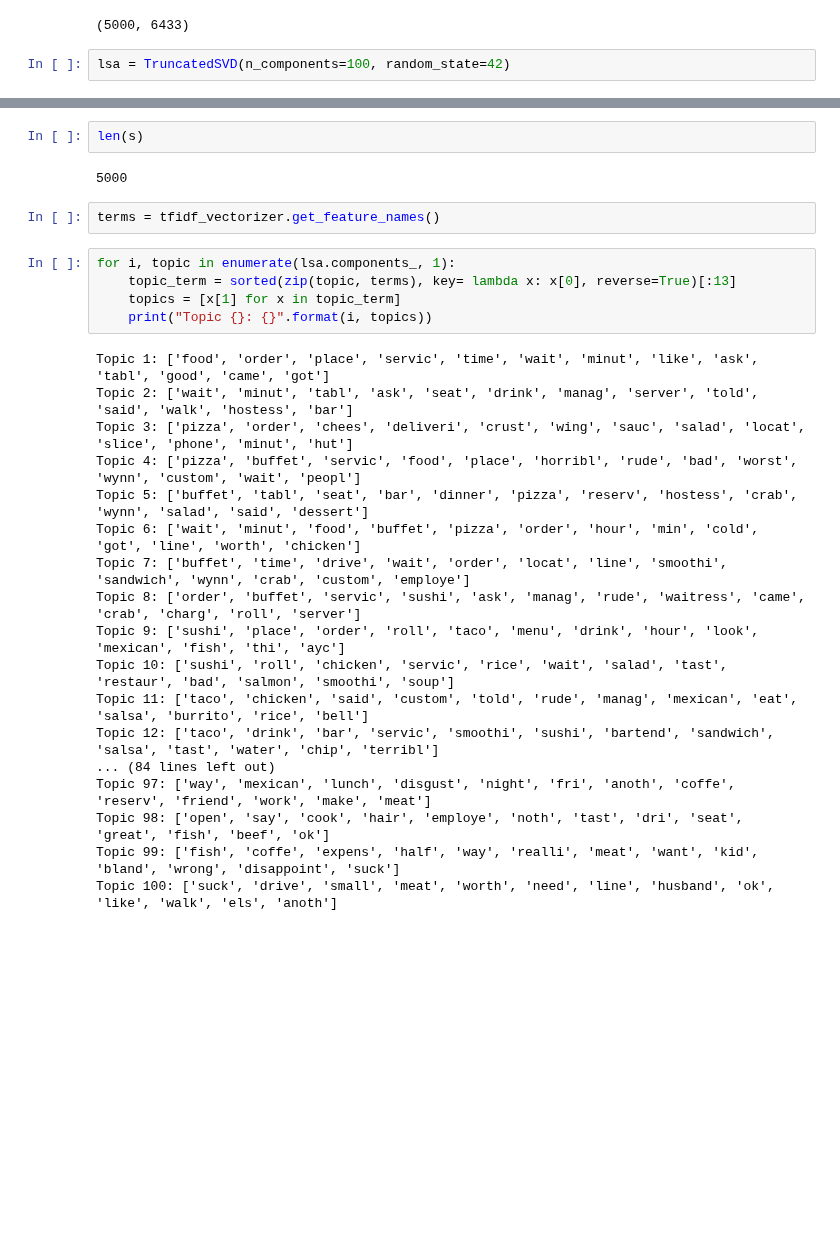
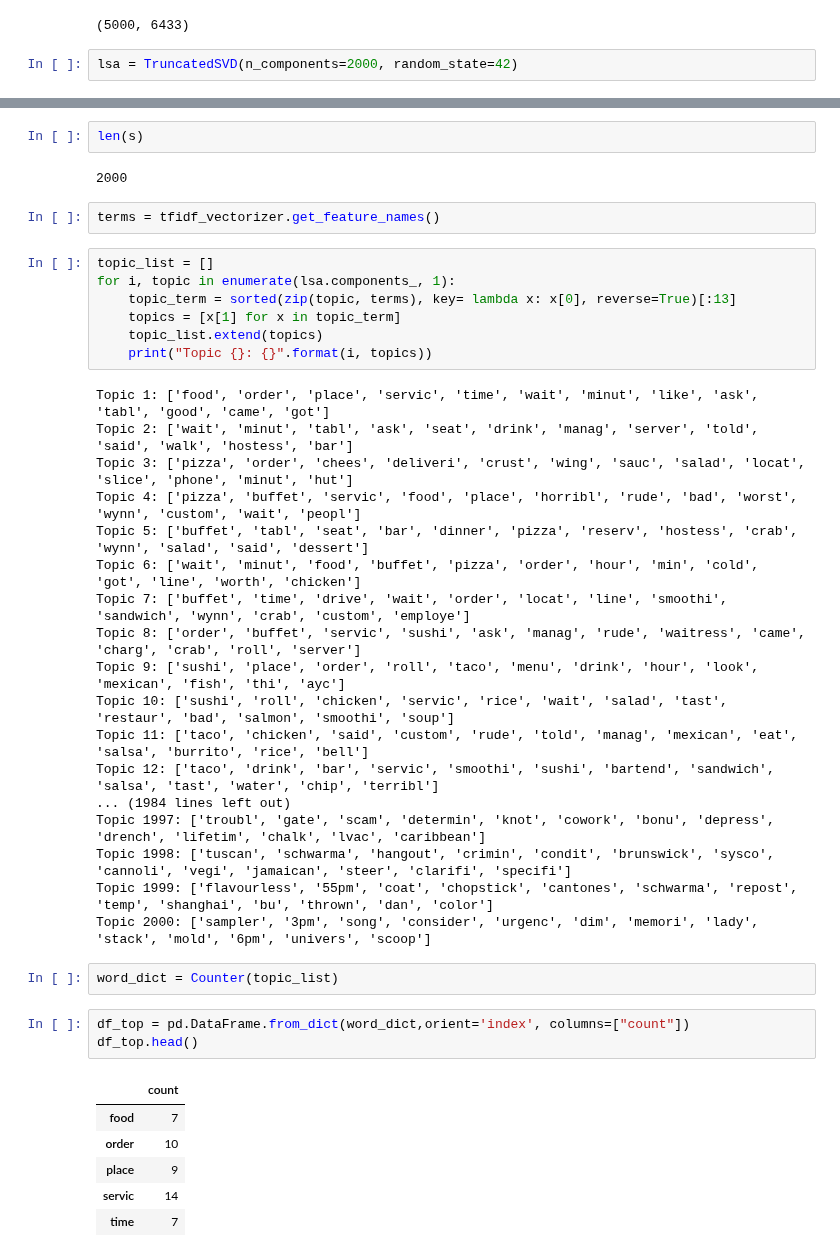
Before and after one commit to Chibuzor44/dsi-capstone, a Jupyter notebook: local_eda.ipynb, the cells around one changed output, grey strips where cells are left out. Cells and saved outputs as stored; diff of their text form; blank space fills up the shorter version.

```diff
--- a/local_eda.ipynb
+++ b/local_eda.ipynb
@@ -247,7 +248,7 @@ X.shape
 # %% [output]
 (5000, 6433)
 # %%
-lsa = TruncatedSVD(n_components=100, random_state=42)
+lsa = TruncatedSVD(n_components=2000, random_state=42)
 # %%
 lsa.fit(X)
 # %% [output]
@@ -313,13 +275,15 @@ lsa.components_.shape
 # %%
 len(s)
 # %% [output]
-5000
+2000
 # %%
 terms = tfidf_vectorizer.get_feature_names()
 # %%
+topic_list = []
 for i, topic in enumerate(lsa.components_, 1):
     topic_term = sorted(zip(topic, terms), key= lambda x: x[0], reverse=True)[:13]
     topics = [x[1] for x in topic_term]
+    topic_list.extend(topics)
     print("Topic {}: {}".format(i, topics))
 # %% [output]
 Topic 1: ['food', 'order', 'place', 'servic', 'time', 'wait', 'minut', 'like', 'ask', 'tabl', 'good', 'came', 'got']
@@ -329,13 +293,25 @@ Topic 4: ['pizza', 'buffet', 'servic', 'food', 'place', 'horribl', 'rude', 'bad'
 Topic 5: ['buffet', 'tabl', 'seat', 'bar', 'dinner', 'pizza', 'reserv', 'hostess', 'crab', 'wynn', 'salad', 'said', 'dessert']
 Topic 6: ['wait', 'minut', 'food', 'buffet', 'pizza', 'order', 'hour', 'min', 'cold', 'got', 'line', 'worth', 'chicken']
 Topic 7: ['buffet', 'time', 'drive', 'wait', 'order', 'locat', 'line', 'smoothi', 'sandwich', 'wynn', 'crab', 'custom', 'employe']
-Topic 8: ['order', 'buffet', 'servic', 'sushi', 'ask', 'manag', 'rude', 'waitress', 'came', 'crab', 'charg', 'roll', 'server']
+Topic 8: ['order', 'buffet', 'servic', 'sushi', 'ask', 'manag', 'rude', 'waitress', 'came', 'charg', 'crab', 'roll', 'server']
 Topic 9: ['sushi', 'place', 'order', 'roll', 'taco', 'menu', 'drink', 'hour', 'look', 'mexican', 'fish', 'thi', 'ayc']
 Topic 10: ['sushi', 'roll', 'chicken', 'servic', 'rice', 'wait', 'salad', 'tast', 'restaur', 'bad', 'salmon', 'smoothi', 'soup']
-Topic 11: ['taco', 'chicken', 'said', 'custom', 'told', 'rude', 'manag', 'mexican', 'eat', 'salsa', 'burrito', 'rice', 'bell']
+Topic 11: ['taco', 'chicken', 'said', 'custom', 'rude', 'told', 'manag', 'mexican', 'eat', 'salsa', 'burrito', 'rice', 'bell']
 Topic 12: ['taco', 'drink', 'bar', 'servic', 'smoothi', 'sushi', 'bartend', 'sandwich', 'salsa', 'tast', 'water', 'chip', 'terribl']
-... (84 lines left out)
-Topic 97: ['way', 'mexican', 'lunch', 'disgust', 'night', 'fri', 'anoth', 'coffe', 'reserv', 'friend', 'work', 'make', 'meat']
-Topic 98: ['open', 'say', 'cook', 'hair', 'employe', 'noth', 'tast', 'dri', 'seat', 'great', 'fish', 'beef', 'ok']
-Topic 99: ['fish', 'coffe', 'expens', 'half', 'way', 'realli', 'meat', 'want', 'kid', 'bland', 'wrong', 'disappoint', 'suck']
-Topic 100: ['suck', 'drive', 'small', 'meat', 'worth', 'need', 'line', 'husband', 'ok', 'like', 'walk', 'els', 'anoth']
+... (1984 lines left out)
+Topic 1997: ['troubl', 'gate', 'scam', 'determin', 'knot', 'cowork', 'bonu', 'depress', 'drench', 'lifetim', 'chalk', 'lvac', 'caribbean']
+Topic 1998: ['tuscan', 'schwarma', 'hangout', 'crimin', 'condit', 'brunswick', 'sysco', 'cannoli', 'vegi', 'jamaican', 'steer', 'clarifi', 'specifi']
+Topic 1999: ['flavourless', '55pm', 'coat', 'chopstick', 'cantones', 'schwarma', 'repost', 'temp', 'shanghai', 'bu', 'thrown', 'dan', 'color']
+Topic 2000: ['sampler', '3pm', 'song', 'consider', 'urgenc', 'dim', 'memori', 'lady', 'stack', 'mold', '6pm', 'univers', 'scoop']
+# %%
+word_dict = Counter(topic_list)
+# %%
+df_top = pd.DataFrame.from_dict(word_dict,orient='index', columns=["count"])
+df_top.head()
+# %% [output]
+|  | count |
+| food | 7 |
+| order | 10 |
+| place | 9 |
+| servic | 14 |
+| time | 7 |
```
Also changed, not shown: parts of 11 cells of this notebook, 1 other file.
